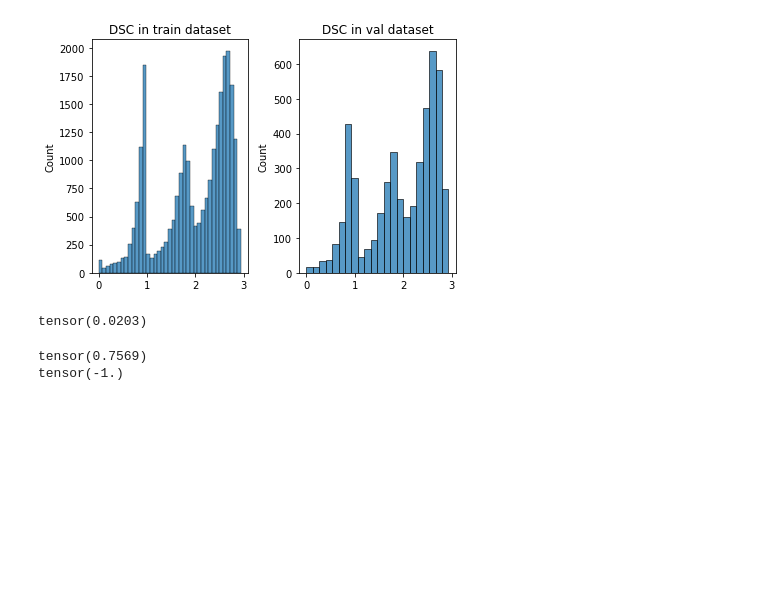
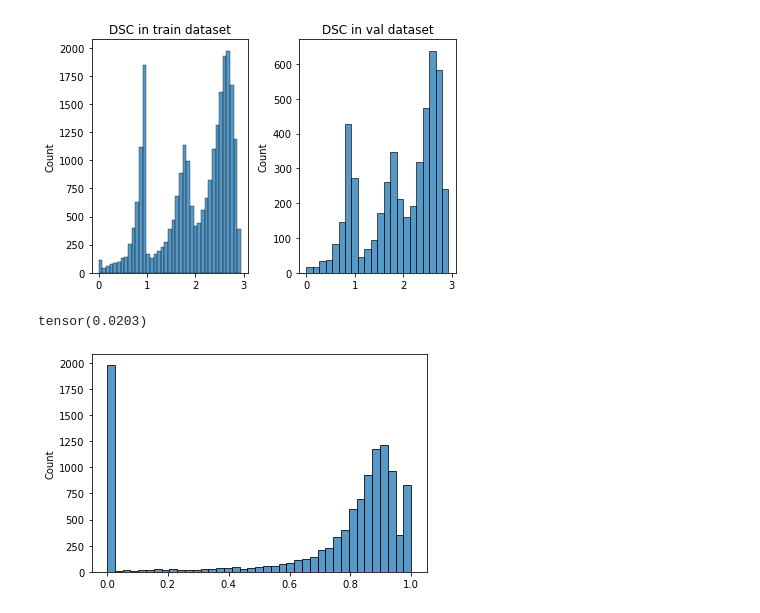
Before and after one commit to Mustardburger/Dice-score-predict, a Jupyter notebook: visual.ipynb, the cells around one changed output. Saved outputs shown, nothing was run; the diff lists cells and outputs as text; code cells hidden in the pictures; blank space fills up the shorter version.

```diff
--- a/visual.ipynb
+++ b/visual.ipynb
@@ -68,11 +68,21 @@ a = torch.load(os.path.join(true_seg, seg_name))
 torch.count_nonzero(a) / torch.numel(a)
 # %% [output]
 tensor(0.0203)
-# %%
-model_id = "model_4"
-mri = torch.load(f"/mnt/beegfs/scratch/phuc/seg-quality-control/{model_id}/Ground-truth-images/Epoch100_Img14436.pt")
-print(torch.max(mri))
-print(torch.min(mri))
-# %% [output]
-tensor(0.7569)
-tensor(-1.)
+# %%
+dice_dict = "/mnt/beegfs/scratch/phuc/seg-quality-control/multiple-unet-exp/experiment-2/unet-results/exp_5/train_dice_list.pkl"
+with open(dice_dict, "rb") as f:
+    a = pickle.load(f)
+# %%
+dices = {
+    0: [], 1: [], 2: [], 3: []
+}
+for dic in a.values():
+    for d in dices.keys():
+        #print(dic)
+        dices[d].append(dic[d])
+# %%
+plt.figure()
+sns.histplot(data=dices[3])
+plt.show()
+# %% [output]
+[figure, added]
```
Also changed, not shown: parts of 7 cells of this notebook, 28 other files.
